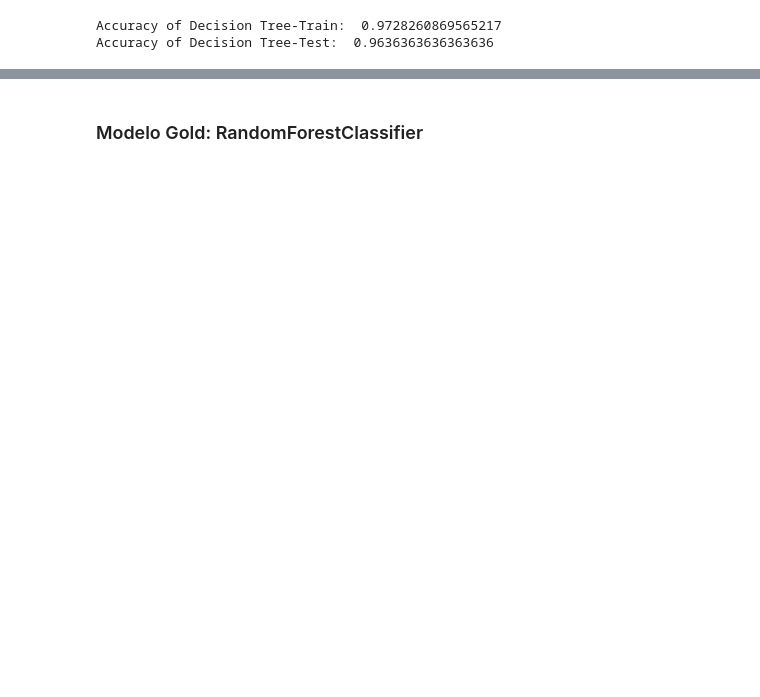
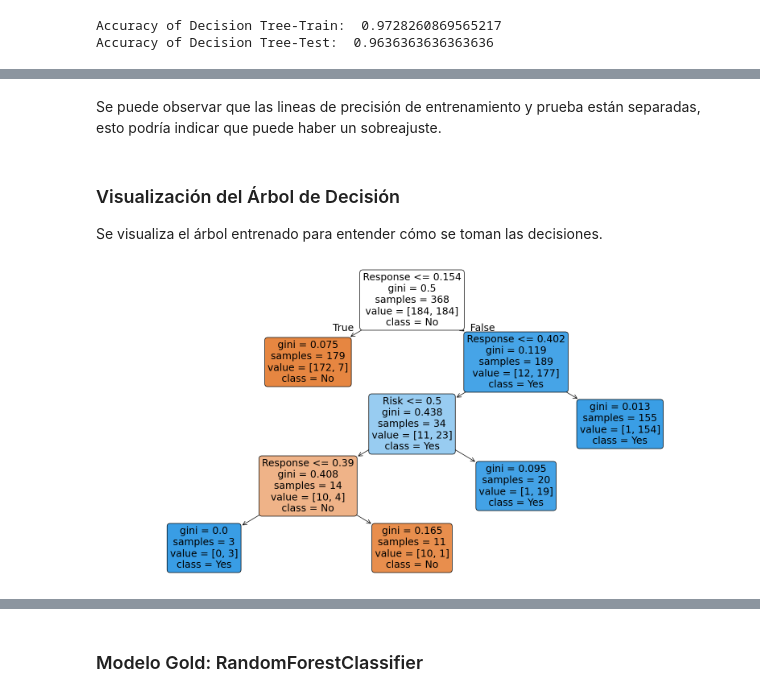
Before and after one commit to kunnermm/taller1_ML, a Jupyter notebook: notebook_proyectoFinal.ipynb, the cells around one changed output, grey strips where cells are left out. Drawn from its saved outputs; the diff is of its cells as text; code cells hidden in the pictures; blank space fills up the shorter version.

```diff
--- a/notebook_proyectoFinal.ipynb
+++ b/notebook_proyectoFinal.ipynb
@@ -797,0 +861,13 @@ Accuracy of Decision Tree-Test:  0.9636363636363636
+# %% [markdown]
+Se puede observar que las lineas de precisión de entrenamiento y prueba están separadas, esto podría indicar que puede haber un sobreajuste.
+# %% [markdown]
+### Visualización del Árbol de Decisión
+Se visualiza el árbol entrenado para entender cómo se toman las decisiones.
+# %%
+from sklearn.tree import plot_tree
+
+plt.figure(figsize=(20, 10))
+plot_tree(dt, feature_names=X_train.columns, class_names=['No', 'Yes'], filled=True, rounded=True)
+plt.show()
+# %% [output]
+[figure, added]
```
Also changed, not shown: parts of 31 cells of this notebook.
